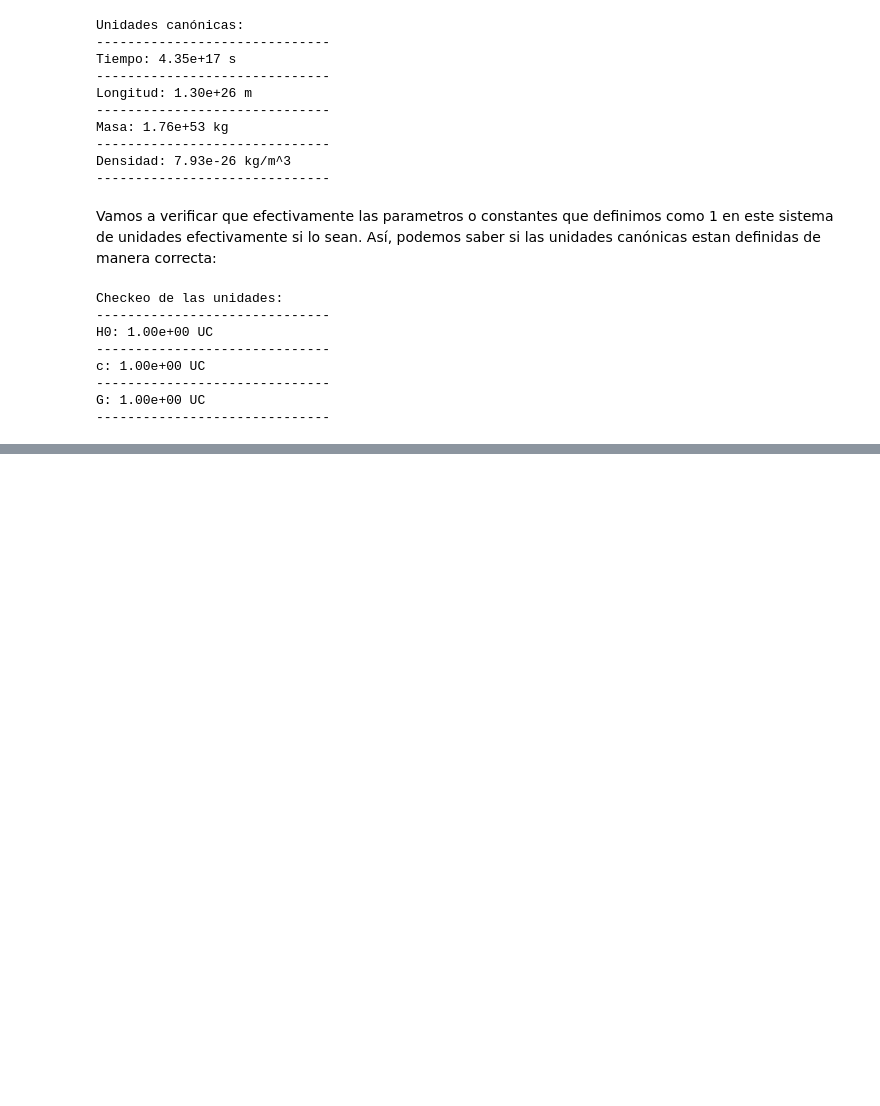
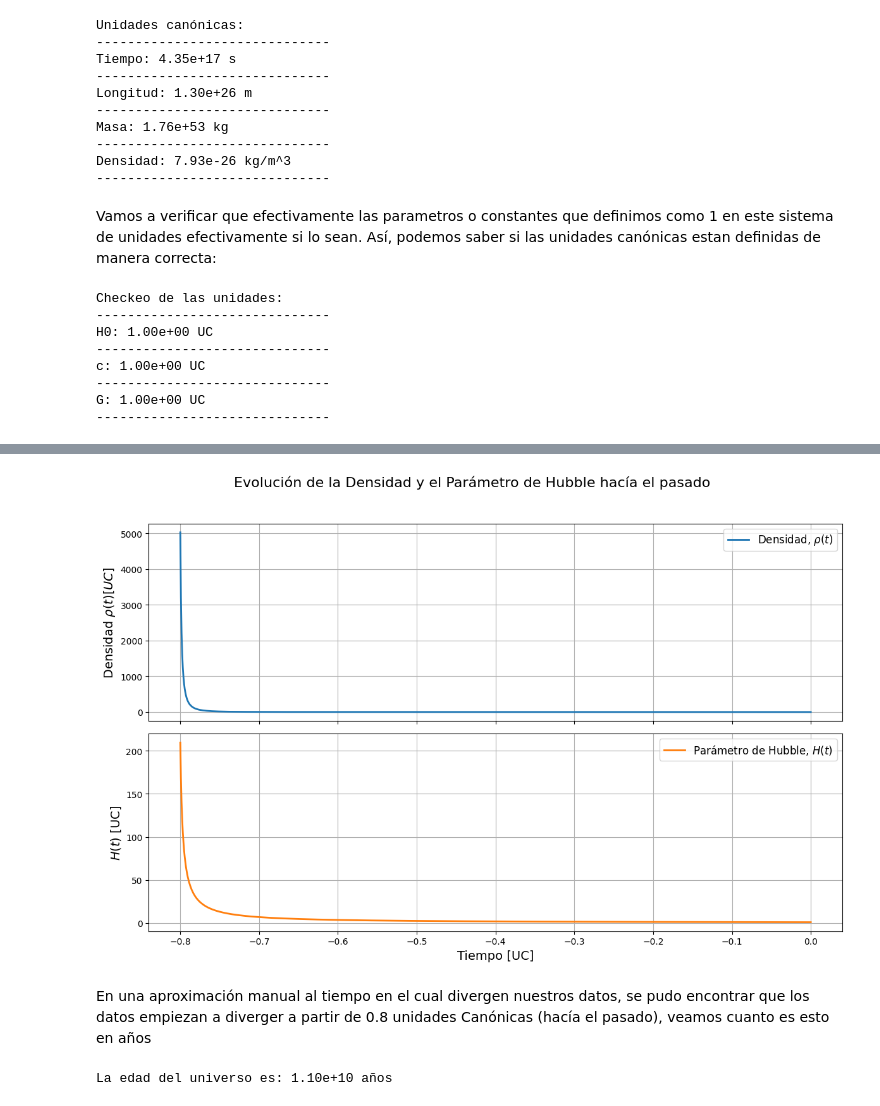
Before and after one commit to andromedalactea/Continuus_Mechanics, a Jupyter notebook: Homeworks/MCON_Tarea5_ModelosCosmológicos.ipynb, the cells around one changed output, grey strips where cells are left out. Saved outputs shown, nothing was run; the diff lists cells and outputs as text; code cells hidden in the pictures; blank space fills up the shorter version.

```diff
--- a/Homeworks/MCON_Tarea5_ModelosCosmológicos.ipynb
+++ b/Homeworks/MCON_Tarea5_ModelosCosmológicos.ipynb
@@ -525,0 +312,44 @@ Al observar los gráficos se puede notar varias cosas interesantes:
+# %%
+# Las condiciones inciales son las mismas que las del putno anterior
+# Tiempo de integración
+t = np.linspace(0, -0.8, 1000) # Tomando manualmente un tiempo negativo (-0.8 [UC])
+
+# Integración usando odeint
+solution = odeint(equations, y0, t)
+
+# Separar las soluciones
+p_t = solution[:, 0]
+H_t = solution[:, 1]
+
+# Crear las gráficas
+fig, axs = plt.subplots(2, 1, figsize=(12, 8), sharex=True)
+
+# Gráfica de la densidad
+axs[0].plot(t, p_t, label=r'Densidad, $\rho(t)$', color='tab:blue', linewidth=2)
+axs[0].set_ylabel(r'Densidad $\rho(t) [UC]$', fontsize=14)
+axs[0].legend(fontsize=12)
+axs[0].grid(True)
+
+# Gráfica del parámetro de Hubble
+axs[1].plot(t, H_t, label='Parámetro de Hubble, $H(t)$', color='tab:orange', linewidth=2)
+axs[1].set_xlabel('Tiempo [UC]', fontsize=14)
+axs[1].set_ylabel('$H(t)$ [UC]', fontsize=14)
+axs[1].legend(fontsize=12)
+axs[1].grid(True)
+
+# Título general
+fig.suptitle('Evolución de la Densidad y el Parámetro de Hubble hacía el pasado', fontsize=16)
+
+# Ajustar el diseño
+plt.tight_layout(rect=[0, 0, 1, 0.95])
+
+# Mostrar las gráficas
+plt.show()
+# %% [output]
+[figure, added]
+# %% [markdown]
+En una aproximación manual al tiempo en el cual divergen nuestros datos, se pudo encontrar que los datos empiezan a diverger a partir de 0.8 unidades Canónicas (hacía el pasado), veamos cuanto es esto en años
+# %%
+print(f'La edad del universo es: {0.8*UT*yr_s:.2e} años')
+# %% [output]
+La edad del universo es: 1.10e+10 años
```
Also changed, not shown: parts of 47 cells of this notebook.
